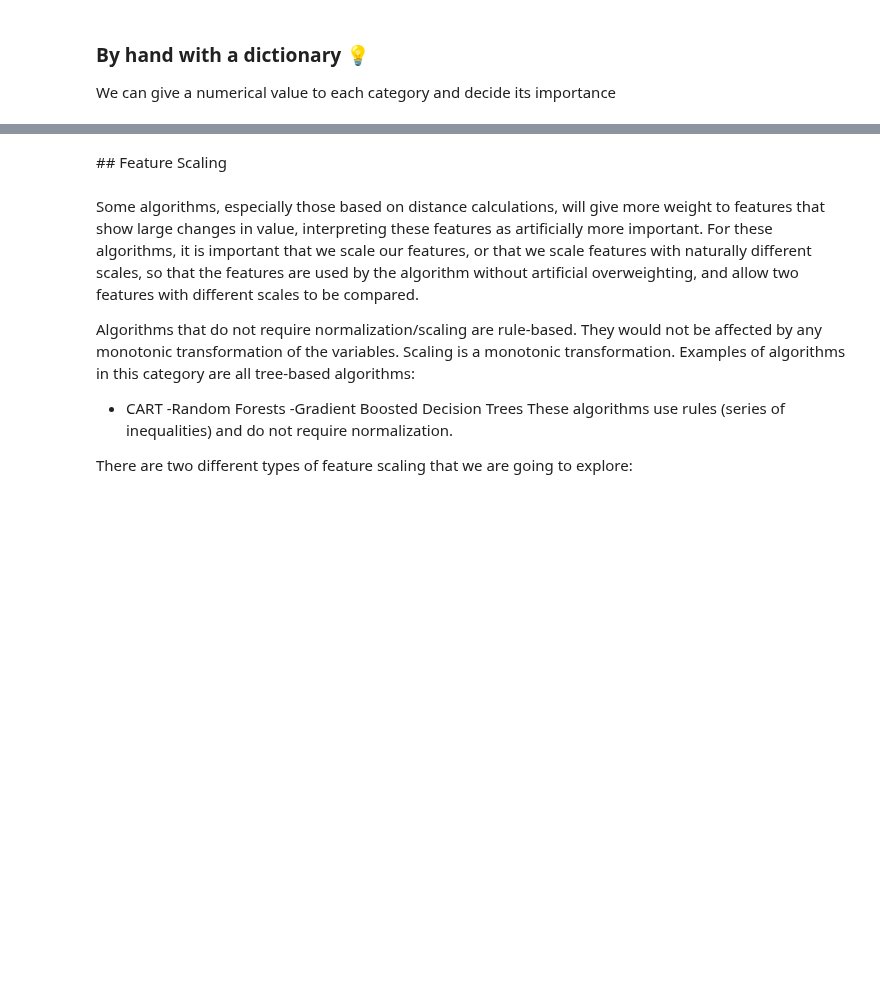
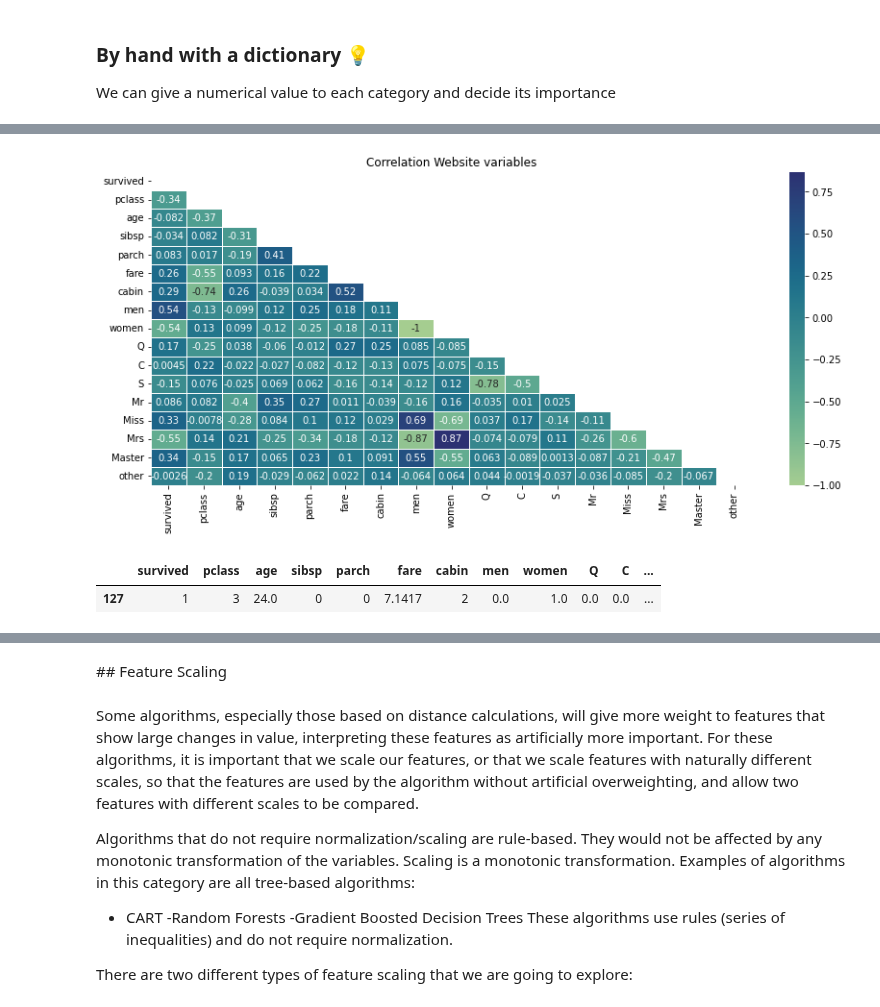
Before and after one commit to Ironhack-data-bcn-oct-2023/lectures, a Jupyter notebook: week-7/04-Feature_engineering.ipynb, the cells around one changed output, grey strips where cells are left out. Drawn from its saved outputs; the diff is of its cells as text; code cells hidden in the pictures; blank space fills up the shorter version.

```diff
--- a/week-7/04-Feature_engineering.ipynb
+++ b/week-7/04-Feature_engineering.ipynb
@@ -54,0 +728,18 @@ We can give a numerical value to each category and decide its importance
+# %%
+import seaborn as sns
+import matplotlib.pyplot as plt
+
+def heatmap_titanic ():
+    plt.figure(figsize=(14, 6))
+    mask = np.triu(np.ones_like(df.corr()), k=0)
+    sns.heatmap(df.corr(), annot=True, cmap='crest', linewidths=0.5, mask=mask)
+    plt.title("Correlation Website variables")
+
+heatmap_titanic()
+# %% [output]
+[figure, added]
+# %%
+df.sample()
+# %% [output]
+|  | survived | pclass | age | sibsp | parch | fare | cabin | men | women | Q | C | ... |
+| 127 | 1 | 3 | 24.0 | 0 | 0 | 7.1417 | 2 | 0.0 | 1.0 | 0.0 | 0.0 | ... |
```
Also changed, not shown: parts of 110 cells of this notebook.
